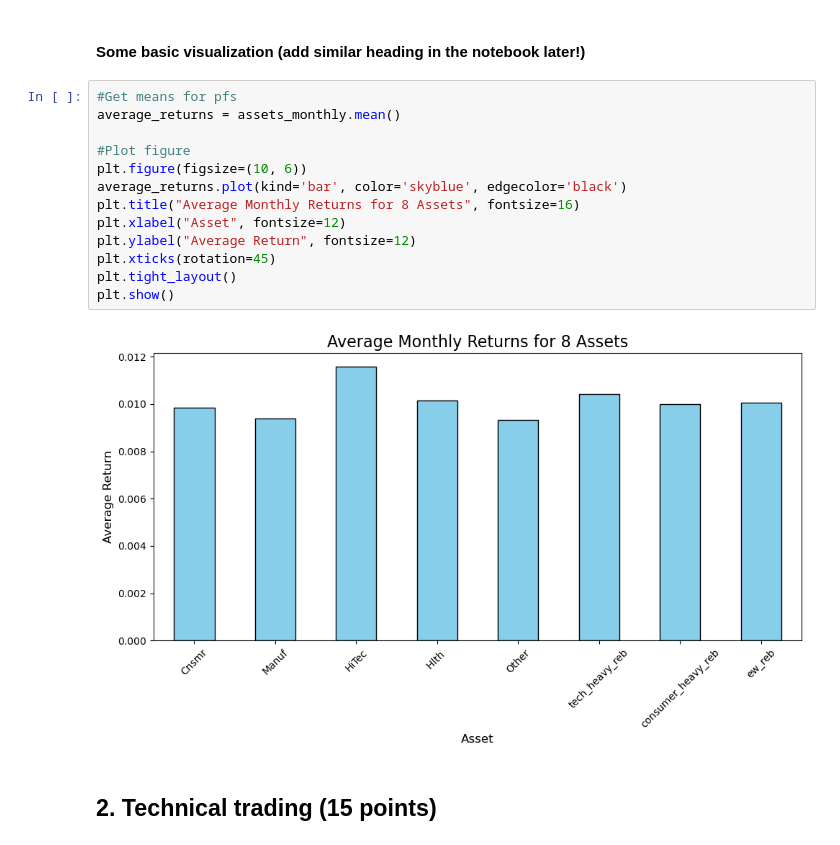
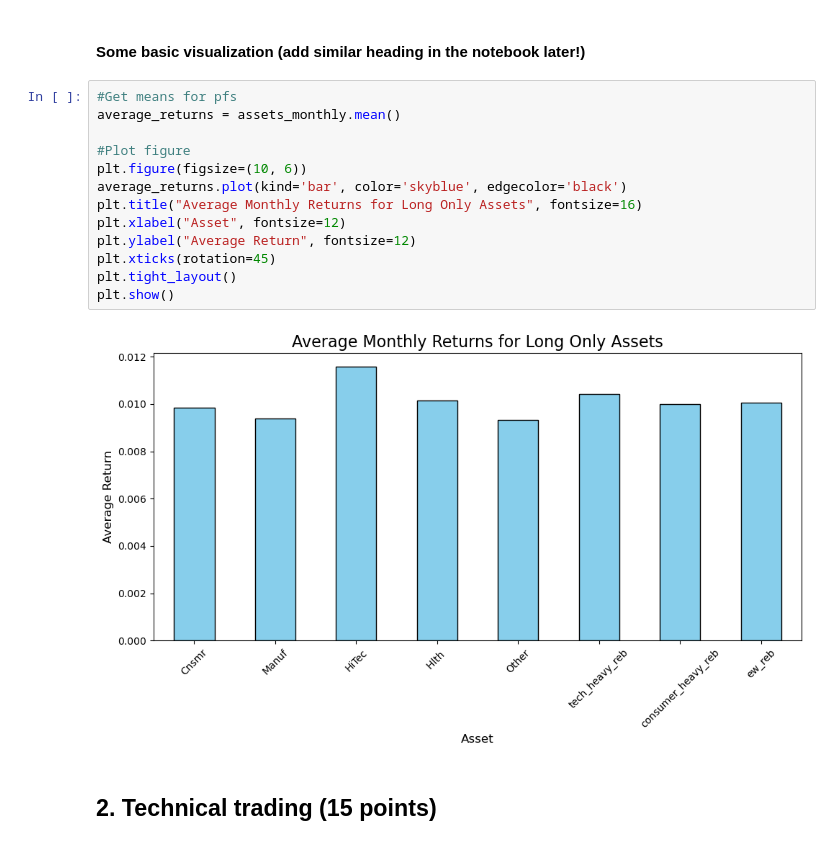
Before and after one commit to SteveMaglio/FINA4335_Final_Project, a Jupyter notebook: Final project-part I_submission notebook.ipynb, the cells around one changed output. Drawn from its saved outputs; the diff is of its cells as text.

```diff
--- a/Final project-part I_submission notebook.ipynb
+++ b/Final project-part I_submission notebook.ipynb
@@ -157,18 +157,18 @@ Date
 # %%
 #Get means for pfs
 average_returns = assets_monthly.mean()
 
 #Plot figure
 plt.figure(figsize=(10, 6))
 average_returns.plot(kind='bar', color='skyblue', edgecolor='black')
-plt.title("Average Monthly Returns for 8 Assets", fontsize=16)
+plt.title("Average Monthly Returns for Long Only Assets", fontsize=16)
 plt.xlabel("Asset", fontsize=12)
 plt.ylabel("Average Return", fontsize=12)
 plt.xticks(rotation=45)
 plt.tight_layout()
 plt.show()
 # %% [output]
-[figure, old version]
+[figure, new version]
 # %% [markdown]
 ## 2. Technical trading (15 points)
 # %% [markdown]
```
Also changed, not shown: parts of 8 cells of this notebook.
